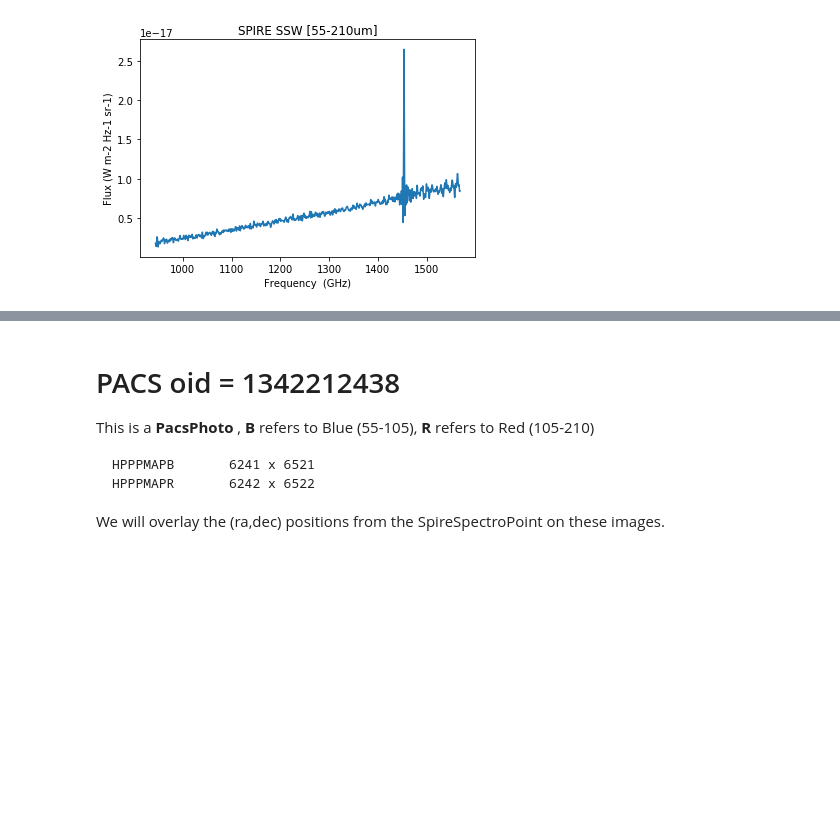
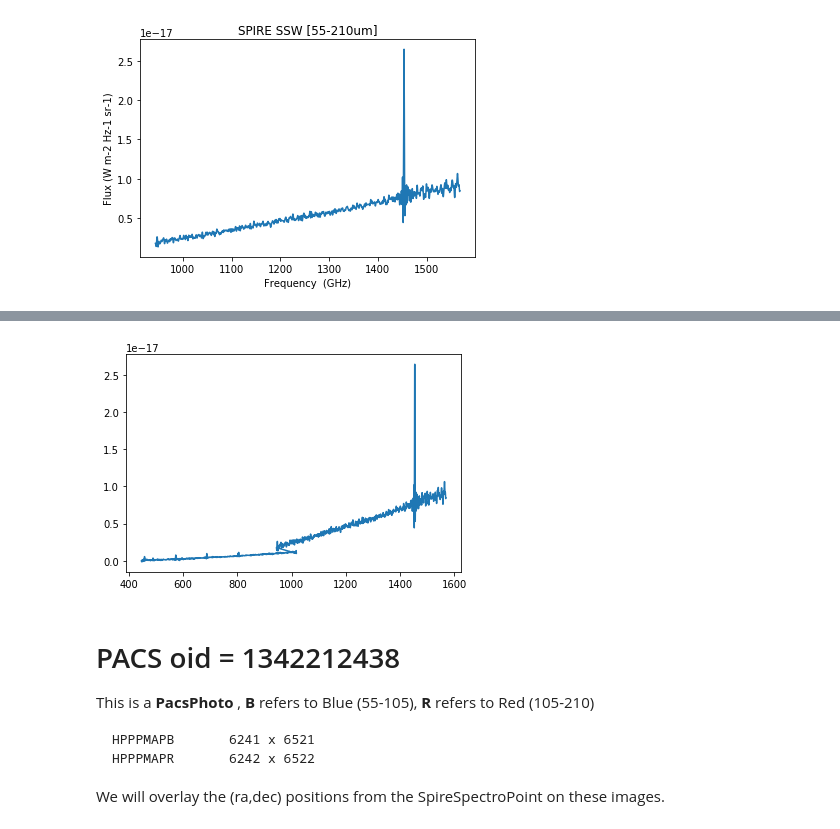
Before and after one commit to teuben/herplot, a Jupyter notebook: ngc4321.ipynb, the cells around one changed output, grey strips where cells are left out. Saved outputs shown, nothing was run; the diff lists cells and outputs as text; code cells hidden in the pictures; blank space fills up the shorter version.

```diff
--- a/ngc4321.ipynb
+++ b/ngc4321.ipynb
@@ -175,3 +189,9 @@ plt.title("SPIRE SSW [55-210um]");
+# %%
+sp3 = np.concatenate((sp1,sp2))
+ch3 = np.concatenate((ch1,ch2))
+plt.plot(ch3,sp3);
+# %% [output]
+[figure, added]
 # %% [markdown]
 # PACS oid = 1342212438
 
```
Also changed, not shown: parts of 15 cells of this notebook.
